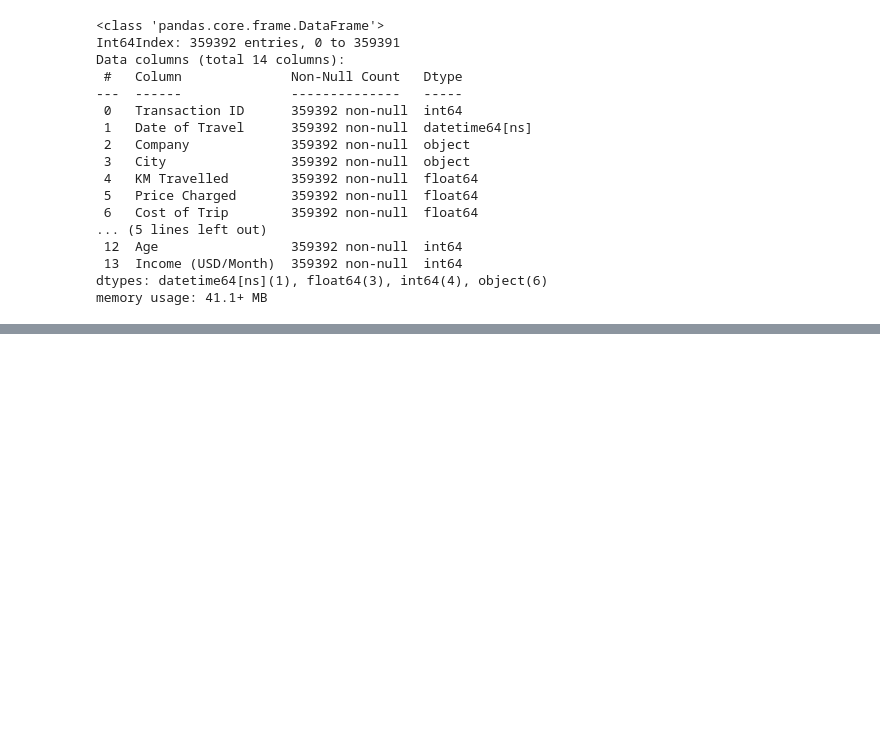
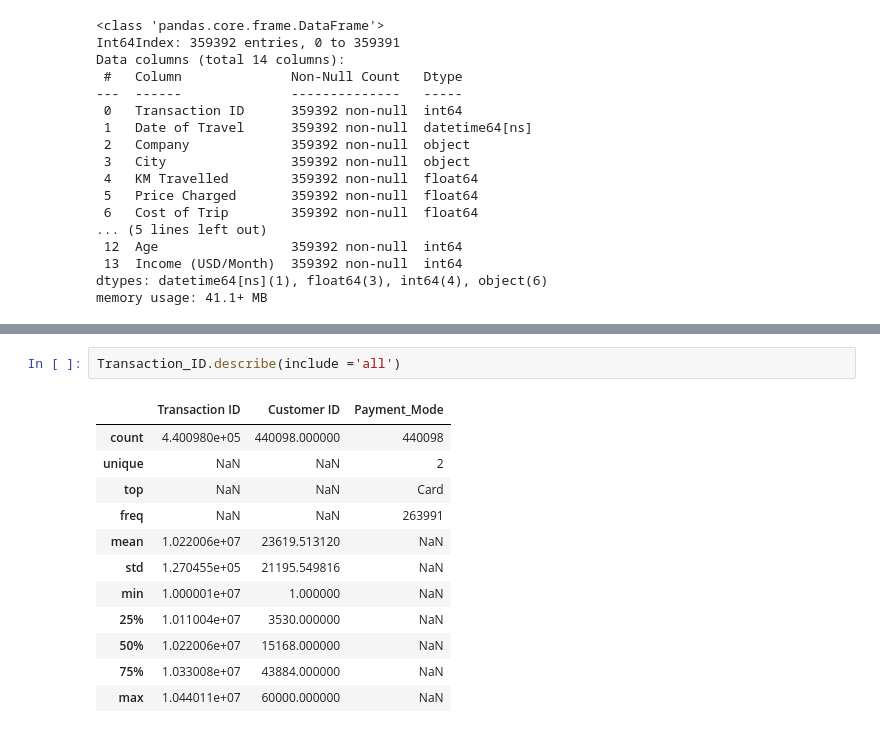
Before and after one commit to MohsenBah/G2M_Insight_Cab_Investment, a Jupyter notebook: G2M_insights.ipynb, the cells around one changed output, grey strips where cells are left out. Cells and saved outputs as stored; diff of their text form; blank space fills up the shorter version.

```diff
--- a/G2M_insights.ipynb
+++ b/G2M_insights.ipynb
@@ -236,0 +292,15 @@ cab_data['holiday']=cab_data.merge(customer_ID, how="left", on="Customer ID")
+# %%
+Transaction_ID.describe(include ='all')
+# %% [output]
+|  | Transaction ID | Customer ID | Payment_Mode |
+| count | 4.400980e+05 | 440098.000000 | 440098 |
+| unique | NaN | NaN | 2 |
+| top | NaN | NaN | Card |
+| freq | NaN | NaN | 263991 |
+| mean | 1.022006e+07 | 23619.513120 | NaN |
+| std | 1.270455e+05 | 21195.549816 | NaN |
+| min | 1.000001e+07 | 1.000000 | NaN |
+| 25% | 1.011004e+07 | 3530.000000 | NaN |
+| 50% | 1.022006e+07 | 15168.000000 | NaN |
+| 75% | 1.033008e+07 | 43884.000000 | NaN |
+| max | 1.044011e+07 | 60000.000000 | NaN |
```
Also changed, not shown: parts of 11 cells of this notebook.
